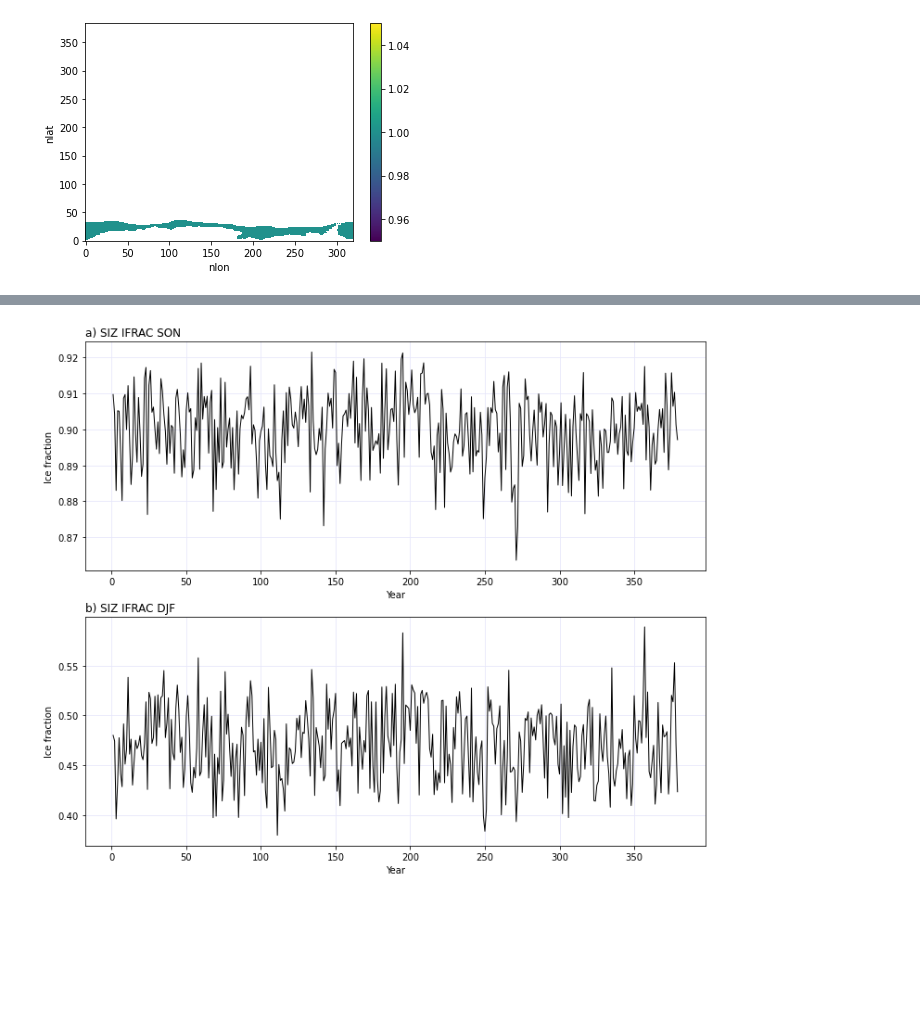
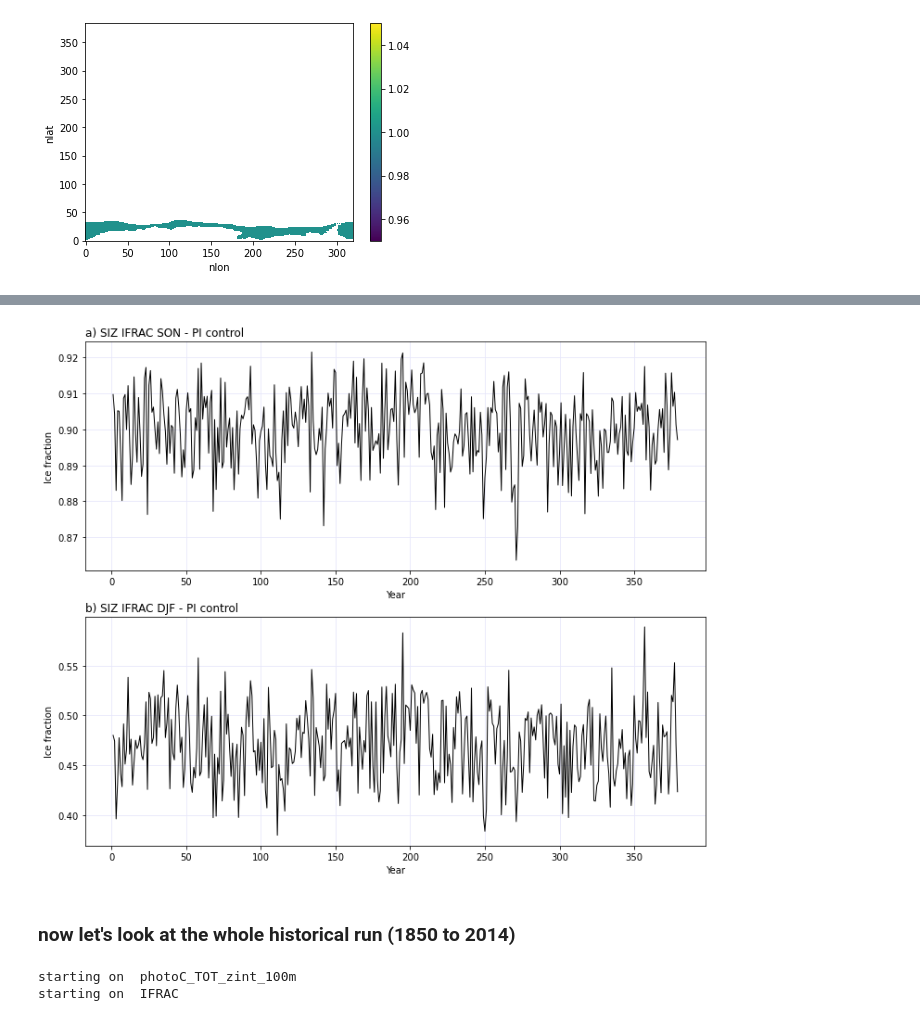
Before and after one commit to kristenkrumhardt/useful, a Jupyter notebook: read_in_4p2z_PI_control.ipynb, the cells around one changed output, grey strips where cells are left out. Cells and saved outputs as stored; diff of their text form; code cells hidden in the pictures; blank space fills up the shorter version.

```diff
--- a/read_in_4p2z_PI_control.ipynb
+++ b/read_in_4p2z_PI_control.ipynb
@@ -25,7 +25,7 @@ import utils
 # %% [markdown]
 ###  specify desired variables
 # %%
-variables = ['photoC_TOT_zint_100m','POC_FLUX_100m','IFRAC']
+variables = ['photoC_TOT_zint_100m','IFRAC']
 # %%
 def preprocess(ds):
     tb = ds.time_bound
@@ -284,22 +338,24 @@ ax.yaxis.grid(False, which='major',color='lavender');
 # %%
 fig = plt.figure(figsize=(12,10))
 
 ax = fig.add_subplot(2,1,1)
-ax.set_title('a) SIZ IFRAC SON', loc='left')
+ax.set_title('a) SIZ IFRAC SON - PI control', loc='left')
 
 ax.plot(ts_siz_son['time'], ts_siz_son['IFRAC'],linewidth=1,color='black')
 
 ax.set(ylabel='Ice fraction',xlabel='Year');
 ax.xaxis.grid(True, which='major',color='lavender')
 ax.yaxis.grid(False, which='major',color='lavender');
 ################
 ax = fig.add_subplot(2,1,2)
-ax.set_title('b) SIZ IFRAC DJF', loc='left')
+ax.set_title('b) SIZ IFRAC DJF - PI control', loc='left')
 
 ax.plot(ts_siz_djf['time'], ts_siz_djf['IFRAC'],linewidth=1,color='black')
 
 ax.set(ylabel='Ice fraction',xlabel='Year');
 ax.xaxis.grid(True, which='major',color='lavender')
 ax.yaxis.grid(False, which='major',color='lavender');
 # %% [output]
-[figure, old version]
+[figure, new version]
+# %% [markdown]
+### now let's look at the whole historical run (1850 to 2014)
@@ -305,0 +365,23 @@ ax.yaxis.grid(False, which='major',color='lavender');
+# %%
+ds = xr.Dataset()
+#ds_fosi_seas = xr.Dataset()
+
+for var in variables:
+
+    print('starting on ', var)
+    ################ FOSI
+
+    files = sorted(glob(f'{path}/{case}.pop.h.{var}.??????-??????.nc'))
+
+    ds_tmp = xr.open_mfdataset(files, data_vars="minimal", coords='minimal', compat="override", parallel=True, concat_dim="time", combine='nested',
+                       drop_variables=["transport_components", "transport_regions"], decode_times=True) #, preprocess=preprocess)
+
+
+    keep_vars=['z_t','z_t_150m','time_bound','dz','TLAT','TLONG','time'] + [var]
+
+    ds_tmp = ds_tmp.drop([v for v in ds_tmp.variables if v not in keep_vars])
+
+    ds = xr.merge([ds,ds_tmp],combine_attrs='override')
+# %% [output]
+starting on  photoC_TOT_zint_100m
+starting on  IFRAC
```
Also changed, not shown: parts of 17 cells of this notebook.
